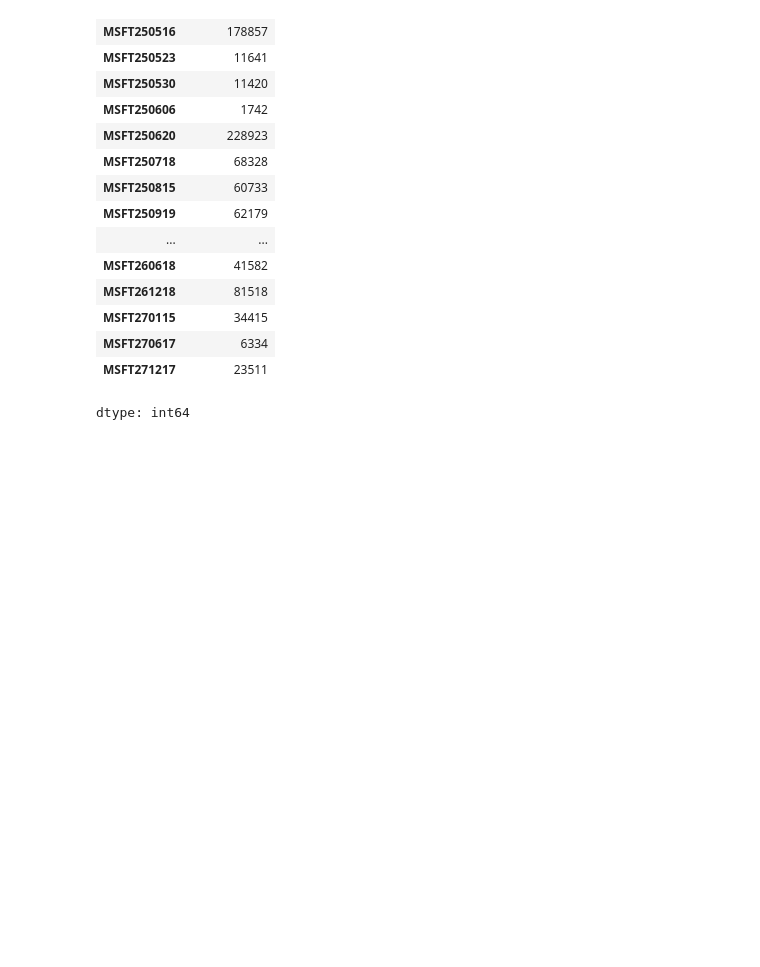
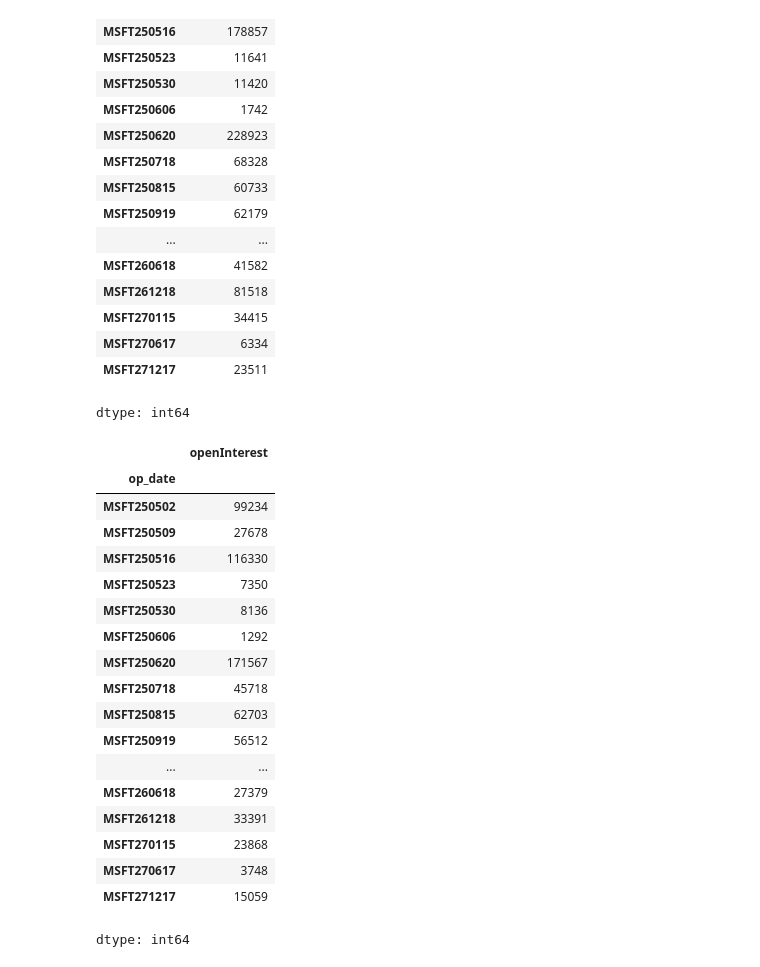
Before and after one commit to WillWang1989/misc, a Jupyter notebook: code snippets/yfinance.ipynb, the cells around one changed output. Cells and saved outputs as stored; diff of their text form; code cells hidden in the pictures; blank space fills up the shorter version.

```diff
--- a/code snippets/yfinance.ipynb
+++ b/code snippets/yfinance.ipynb
@@ -149,3 +149,27 @@ grouped_calls
 | MSFT270617 | 6334 |
 | MSFT271217 | 23511 |
 dtype: int64
+# %%
+df_puts['op_date'] = df_puts['contractSymbol'].str[:10]
+grouped_puts = df_puts.groupby('op_date')['openInterest'].sum()
+grouped_puts
+# %% [output]
+|  | openInterest |
+| op_date |  |
+| MSFT250502 | 99234 |
+| MSFT250509 | 27678 |
+| MSFT250516 | 116330 |
+| MSFT250523 | 7350 |
+| MSFT250530 | 8136 |
+| MSFT250606 | 1292 |
+| MSFT250620 | 171567 |
+| MSFT250718 | 45718 |
+| MSFT250815 | 62703 |
+| MSFT250919 | 56512 |
+| ... | ... |
+| MSFT260618 | 27379 |
+| MSFT261218 | 33391 |
+| MSFT270115 | 23868 |
+| MSFT270617 | 3748 |
+| MSFT271217 | 15059 |
+dtype: int64
```
Also changed, not shown: parts of 3 cells of this notebook.
